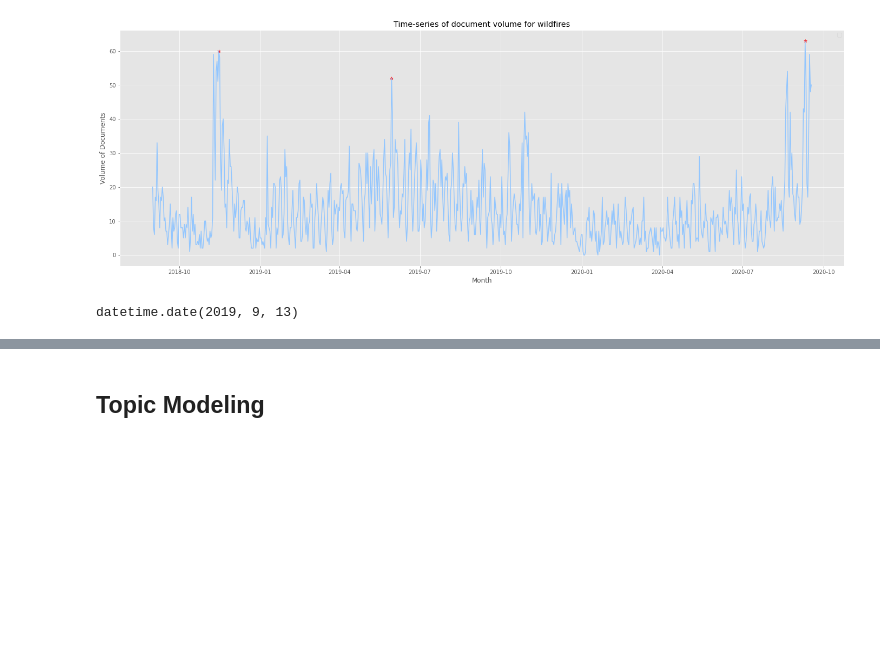
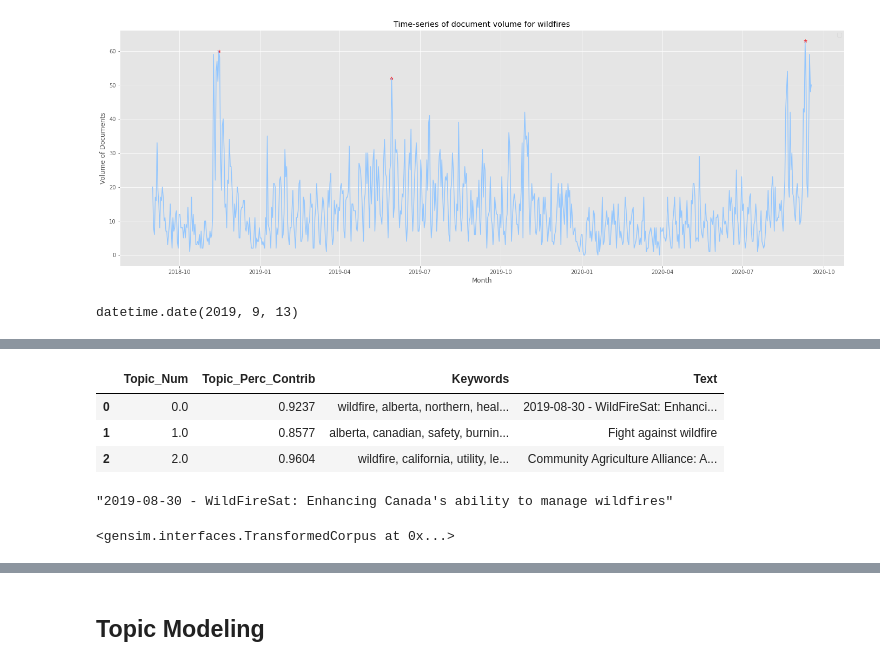
Before and after one commit to matiasbenitez91/wildfire_nlp, a Jupyter notebook: Analysis.ipynb, the cells around one changed output, grey strips where cells are left out. Saved outputs shown, nothing was run; the diff lists cells and outputs as text; code cells hidden in the pictures; blank space fills up the shorter version.

```diff
--- a/Analysis.ipynb
+++ b/Analysis.ipynb
@@ -272,0 +312,2 @@ plt.hist(np.log(document_count+1))
+# %%
+peak1=docs.loc[docs["date"]==peaks.index[0]]
@@ -272,0 +416,28 @@ plt.hist(np.log(document_count+1))
+# %%
+# Group top 5 sentences under each topic
+sent_topics_sorteddf_mallet = pd.DataFrame()
+
+sent_topics_outdf_grpd = df_topic_sents_keywords.groupby('Dominant_Topic')
+
+for i, grp in sent_topics_outdf_grpd:
+    sent_topics_sorteddf_mallet = pd.concat([sent_topics_sorteddf_mallet,
+                                             grp.sort_values(['Perc_Contribution'], ascending=[0]).head(1)],
+                                            axis=0)
+
+# Reset Index
+sent_topics_sorteddf_mallet.reset_index(drop=True, inplace=True)
+
+# Format
+sent_topics_sorteddf_mallet.columns = ['Topic_Num', "Topic_Perc_Contrib", "Keywords", "Text"]
+
+# Show
+sent_topics_sorteddf_mallet.head()
+# %% [output]
+|  | Topic_Num | Topic_Perc_Contrib | Keywords | Text |
+| 0 | 0.0 | 0.9237 | wildfire, alberta, northern, heal... | 2019-08-30 - WildFireSat: Enhanci... |
+| 1 | 1.0 | 0.8577 | alberta, canadian, safety, burnin... | Fight against wildfire |
+| 2 | 2.0 | 0.9604 | wildfire, california, utility, le... | Community Agriculture Alliance: A... |
+# %%
+sent_topics_sorteddf_mallet.iloc[0]["Text"]
+# %% [output]
+"2019-08-30 - WildFireSat: Enhancing Canada's ability to manage wildfires"
@@ -272,0 +446,21 @@ plt.hist(np.log(document_count+1))
+# %%
+# Group top 5 sentences under each topic
+sent_topics_sorteddf_mallet = pd.DataFrame()
+
+sent_topics_outdf_grpd = df_topic_sents_keywords.groupby('Dominant_Topic')
+
+for i, grp in sent_topics_outdf_grpd:
+    sent_topics_sorteddf_mallet = pd.concat([sent_topics_sorteddf_mallet,
+                                             grp.sort_values(['Perc_Contribution'], ascending=[0]).head(1)],
+                                            axis=0)
+
+# Reset Index
+sent_topics_sorteddf_mallet.reset_index(drop=True, inplace=True)
+
+# Format
+sent_topics_sorteddf_mallet.columns = ['Topic_Num', "Topic_Perc_Contrib", "Keywords", "Text"]
+
+# Show
+sent_topics_sorteddf_mallet.head()
+# %% [output]
+<gensim.interfaces.TransformedCorpus at 0x...>
```
Also changed, not shown: parts of 77 cells of this notebook, 3 other files.
